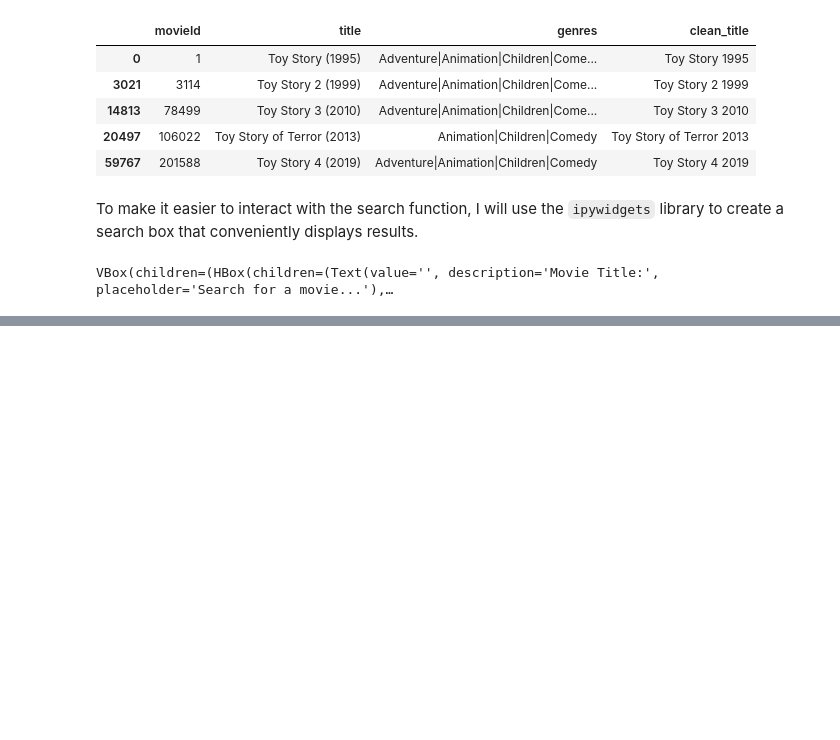
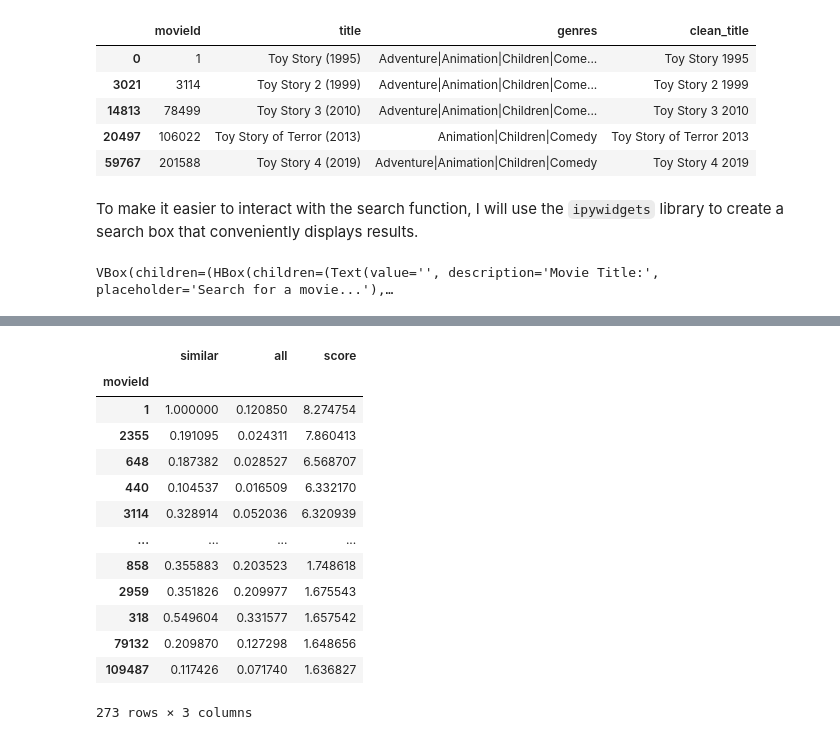
Before and after one commit to gsingh003/movie-recommendation-system, a Jupyter notebook: program.ipynb, the cells around one changed output, grey strips where cells are left out. Cells and saved outputs as stored; diff of their text form; code cells hidden in the pictures; blank space fills up the shorter version.

```diff
--- a/program.ipynb
+++ b/program.ipynb
@@ -176,0 +315,20 @@ VBox(children=(HBox(children=(Text(value='', description='Movie Title:', placeho
+# %%
+# find ratio score between percentages
+rec_percentages["score"] = rec_percentages["similar"] / rec_percentages["all"]
+rec_percentages = rec_percentages.sort_values("score", ascending=False)
+rec_percentages
+# %% [output]
+|  | similar | all | score |
+| movieId |  |  |  |
+| 1 | 1.000000 | 0.120850 | 8.274754 |
+| 2355 | 0.191095 | 0.024311 | 7.860413 |
+| 648 | 0.187382 | 0.028527 | 6.568707 |
+| 440 | 0.104537 | 0.016509 | 6.332170 |
+| 3114 | 0.328914 | 0.052036 | 6.320939 |
+| ... | ... | ... | ... |
+| 858 | 0.355883 | 0.203523 | 1.748618 |
+| 2959 | 0.351826 | 0.209977 | 1.675543 |
+| 318 | 0.549604 | 0.331577 | 1.657542 |
+| 79132 | 0.209870 | 0.127298 | 1.648656 |
+| 109487 | 0.117426 | 0.071740 | 1.636827 |
+273 rows × 3 columns
```
Also changed, not shown: parts of 16 cells of this notebook.
